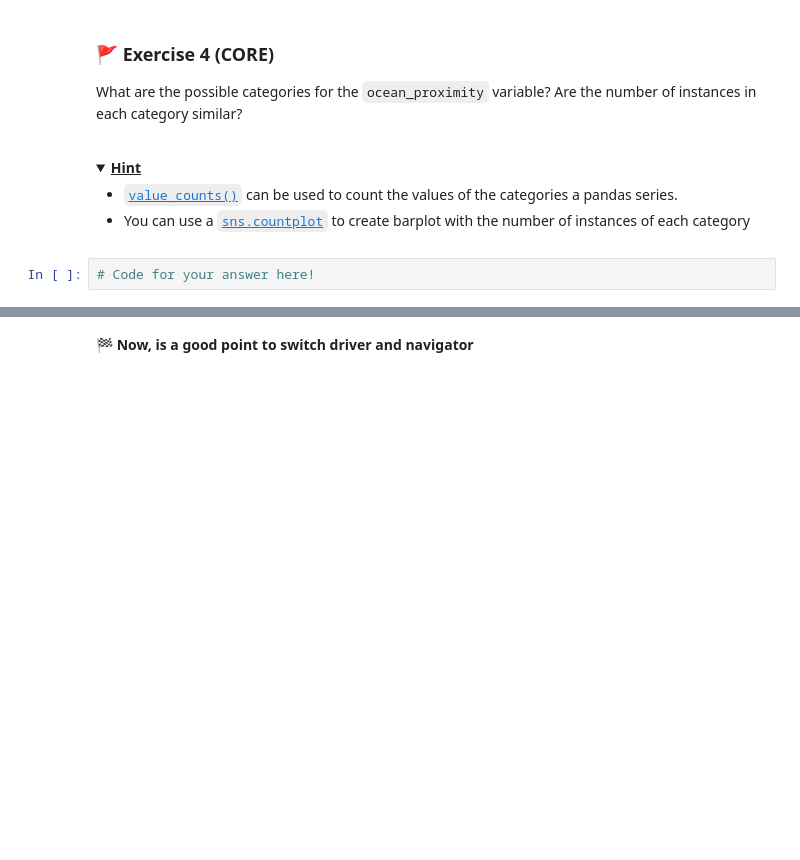
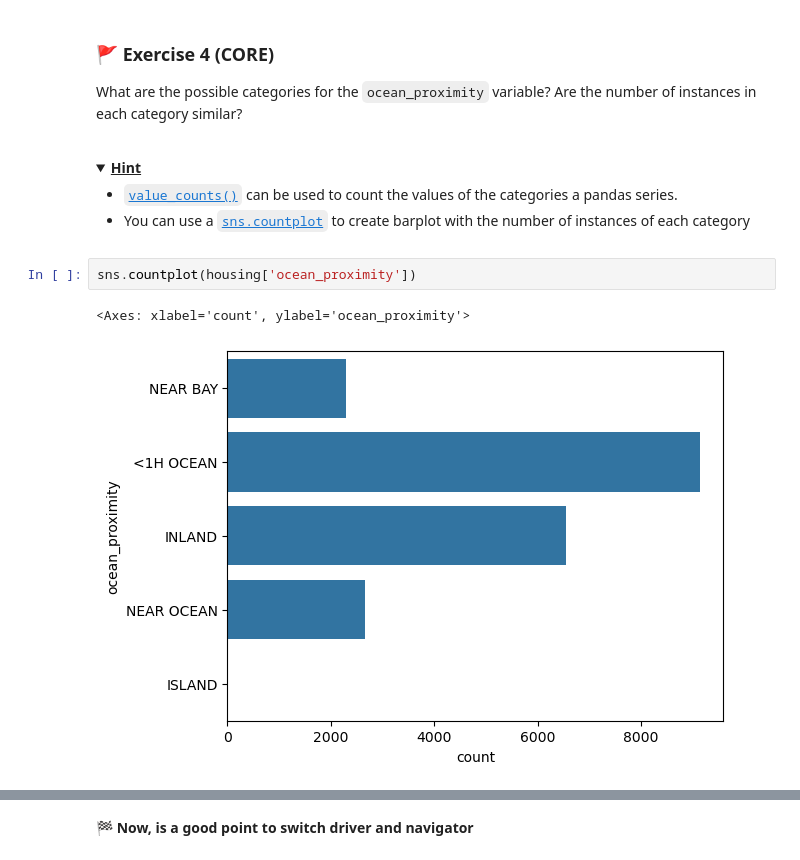
Before and after one commit to aaroparkkinen/MLP_2026_week01, a Jupyter notebook: mlp_week01.ipynb, the cells around one changed output, grey strips where cells are left out. Drawn from its saved outputs; the diff is of its cells as text; folded sections open; blank space fills up the shorter version.

```diff
--- a/mlp_week01.ipynb
+++ b/mlp_week01.ipynb
@@ -184,4 +302,7 @@ What are the possible categories for the `ocean_proximity` variable? Are the num
 
 </details>
 # %%
-# Code for your answer here!
+sns.countplot(housing['ocean_proximity'])
+# %% [output]
+<Axes: xlabel='count', ylabel='ocean_proximity'>
+[figure, added]
```
Also changed, not shown: parts of 21 cells of this notebook.
